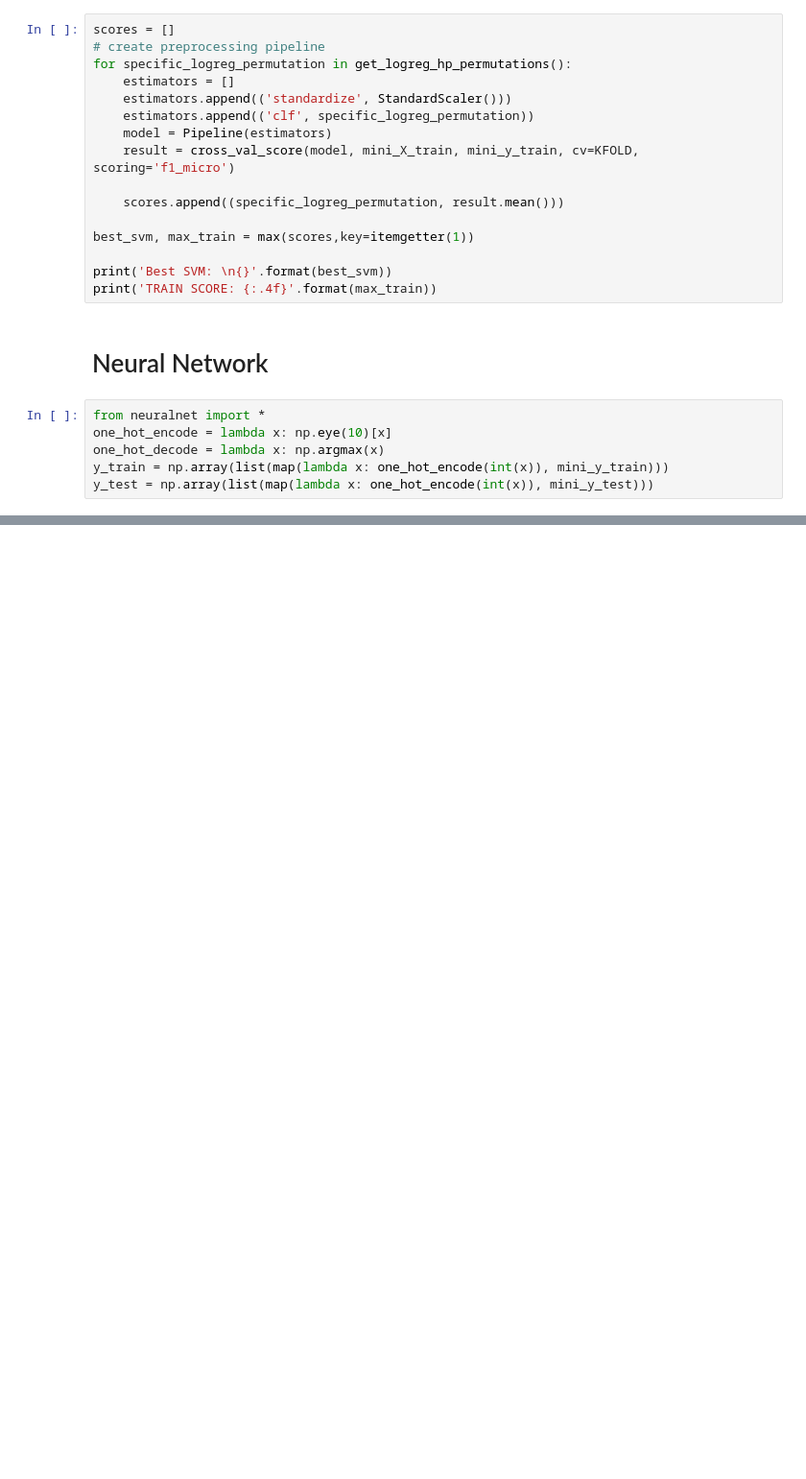
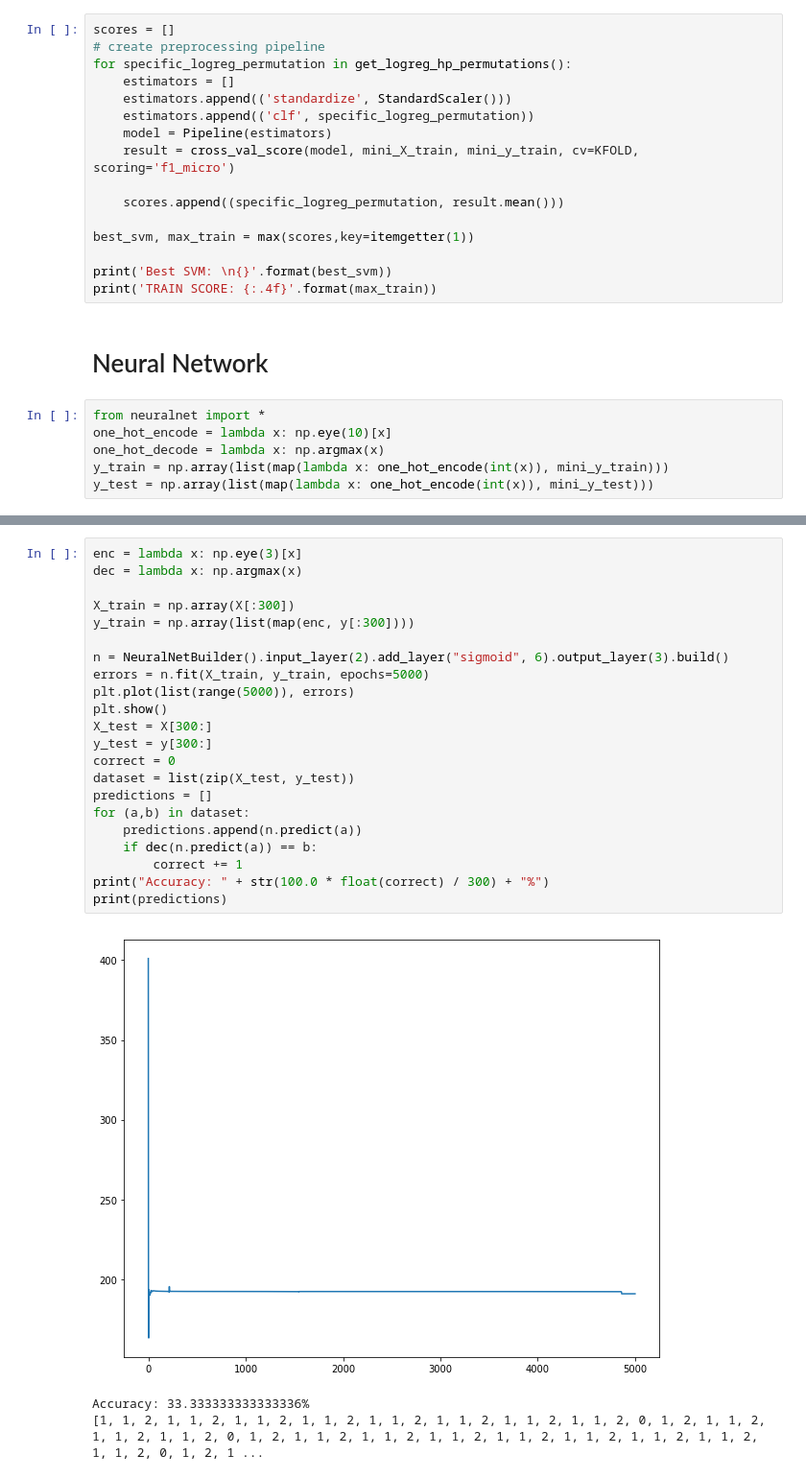
Before and after one commit to CamiloGarciaLaRotta/KaggleCompetition, a Jupyter notebook: Preprocessing and Part1.ipynb, the cells around one changed output, grey strips where cells are left out. Shown: that part at 96% size. Cells and saved outputs as stored; diff of their text form; blank space fills up the shorter version.

Commit message:
Progress in testing neural net

```diff
--- a/Preprocessing and Part1.ipynb
+++ b/Preprocessing and Part1.ipynb
@@ -273,0 +299,26 @@ Accuracy is 10.2%
+# %%
+enc = lambda x: np.eye(3)[x]
+dec = lambda x: np.argmax(x)
+
+X_train = np.array(X[:300])
+y_train = np.array(list(map(enc, y[:300])))
+
+n = NeuralNetBuilder().input_layer(2).add_layer("sigmoid", 6).output_layer(3).build()
+errors = n.fit(X_train, y_train, epochs=5000)
+plt.plot(list(range(5000)), errors)
+plt.show()
+X_test = X[300:]
+y_test = y[300:]
+correct = 0
+dataset = list(zip(X_test, y_test))
+predictions = []
+for (a,b) in dataset:
+    predictions.append(n.predict(a))
+    if dec(n.predict(a)) == b:
+        correct += 1
+print("Accuracy: " + str(100.0 * float(correct) / 300) + "%")
+print(predictions)
+# %% [output]
+[figure, added]
+Accuracy: 33.333333333333336%
+[1, 1, 2, 1, 1, 2, 1, 1, 2, 1, 1, 2, 1, 1, 2, 1, 1, 2, 1, 1, 2, 1, 1, 2, 0, 1, 2, 1, 1, 2, 1, 1, 2, 1, 1, 2, 0, 1, 2, 1, 1, 2, 1, 1, 2, 1, 1, 2, 1, 1, 2, 1, 1, 2, 1, 1, 2, 1, 1, 2, 1, 1, 2, 0, 1, 2, 1 ...
```
Also changed, not shown: parts of 7 cells of this notebook.
